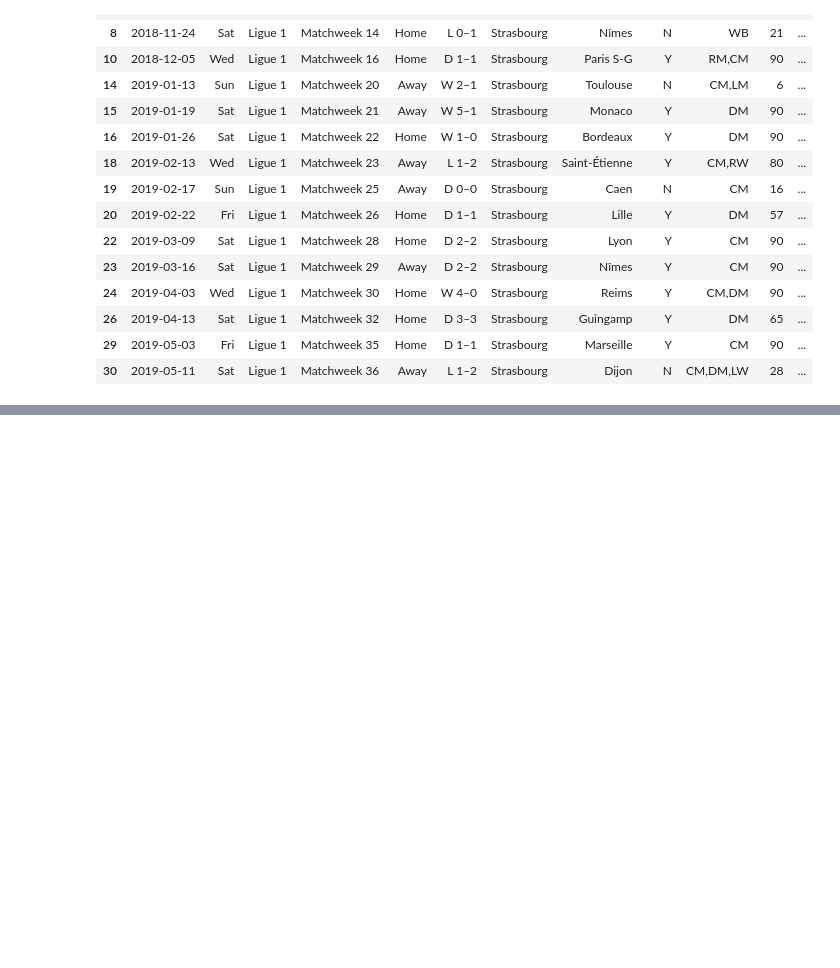
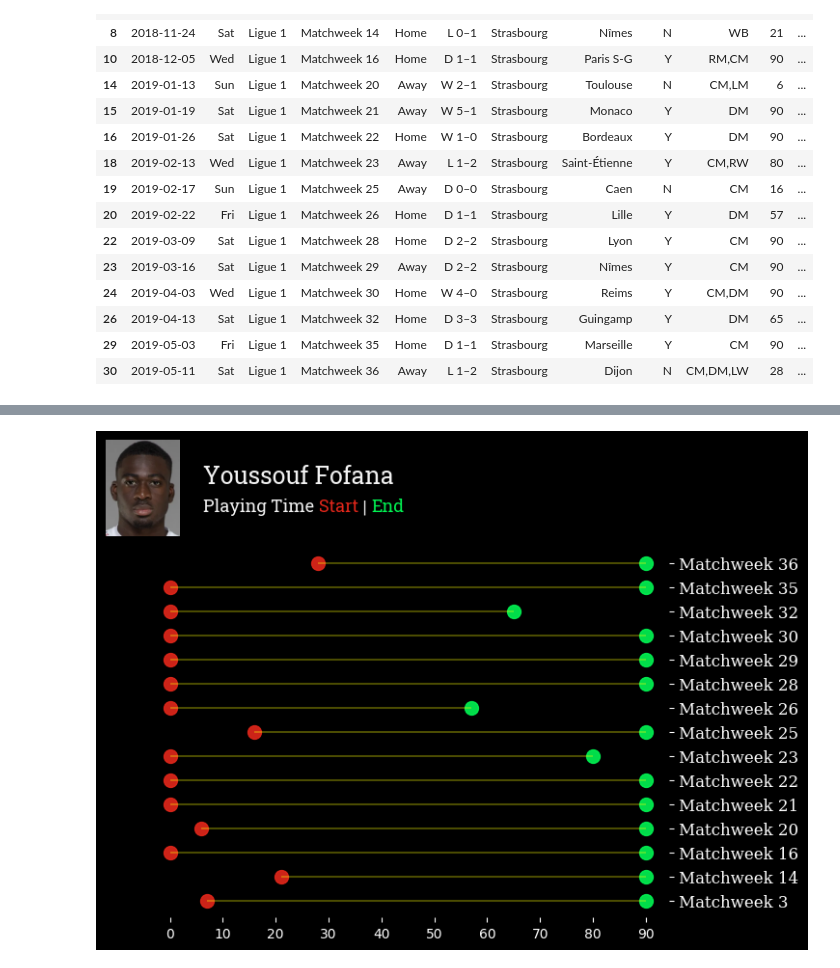
Before and after one commit to SalmaAllam8/football-data-visualization, a Jupyter notebook: Exercise_Challenge_.ipynb, the cells around one changed output, grey strips where cells are left out. Drawn from its saved outputs; the diff is of its cells as text; code cells hidden in the pictures; blank space fills up the shorter version.

```diff
--- a/Exercise_Challenge_.ipynb
+++ b/Exercise_Challenge_.ipynb
@@ -752,0 +746,6 @@ data2['Min']= data['Unnamed: 10_level_0']['Min']
+# %%
+columns = ['Date', 'Day', 'Comp', 'Round', 'Venue', 'Result', 'Squad', 'Opponent', 'Start', 'Pos', 'Min']
+data2 = pd.DataFrame()
+for i, col in enumerate(columns):
+    data2[col] = data[f'Unnamed: {i}_level_0'][col]
+data2.head()
@@ -837,3 +821,65 @@ gdata["line_y"]
+# %%
+font_normal = FontManager('https://raw.githubusercontent.com/googlefonts/roboto/'
+                          'main/src/hinted/Roboto-Regular.ttf')
+font_bold = FontManager('https://raw.githubusercontent.com/google/fonts/main/apache/robotoslab/'
+                        'RobotoSlab[wght].ttf')
+# %%
+from PIL import Image
+
+pic = Image.open("/content/569598-1614093227.webp")
+# %%
+from highlight_text import fig_text
+
+fig, ax = plt.subplots(1, 1, figsize=(7, 5))
+TITLE = "Youssouf Fofana"
+SUB_TITLE = "Playing Time <Start> | <End>"
+
+fig.text(0.21, 1.01, TITLE, size=18, color="#F2F2F2", fontproperties=font_bold.prop)
+# add subtitle
+fig_text(
+    0.21, 0.98, SUB_TITLE, color="#F2F2F2",
+    highlight_textprops=[{"color": '#e3271b'}, {"color": '#02f553'}],
+    size=13, fig=fig, fontproperties=font_bold.prop
+)
+
+ax.set_facecolor('#000000')
+plt.rcParams['figure.facecolor'] = '#000000'
+
+
+my_range=range(1,len(data2['Round'])+1)
+#for i in range(len(gdata.index)):
+plt.scatter(data2['Start_time'], my_range, color='#e3271b',s=100, alpha=0.9, label='Start')
+plt.scatter(data2['End_time'], my_range, color='#02f553',s=100, alpha=0.9, label='End')
+plt.hlines(y=my_range, xmin=data2['Start_time'], xmax=data2['End_time'], color='#fbff07', alpha=0.3)
+
+for s in ['top', 'left', 'right', 'bottom']:
+    ax.spines[s].set_visible(False)
+ax.yaxis.tick_right()
+
+plt.yticks(my_range, data2['Round'])
+plt.yticks(fontname = "serif",fontsize=12)
+grid_x_ticks = np.arange(0 ,100,10)
+ax.set_xticks(grid_x_ticks)
+
+ax.xaxis.label.set_color('white')        #setting up X-axis label color to yellow
+ax.yaxis.label.set_color('white')          #setting up Y-axis label color to blue
+
+ax.tick_params(axis='x', colors='white')    #setting up X-axis tick color to red
+ax.tick_params(axis='y', colors='white')  #setting up Y-axis tick color to black
+
+# add image
+fig = add_image(
+     pic,
+     fig,  # figure
+     0.02, 0.9,  # left and bottom dimensions
+     0.2, 0.2  # height and width values
+)
+
+
+
+plt.show()
+# %% [output]
+[figure, added]
 # %%
 fig4 = go.Figure()
 
```
Also changed, not shown: parts of 10 cells of this notebook.
